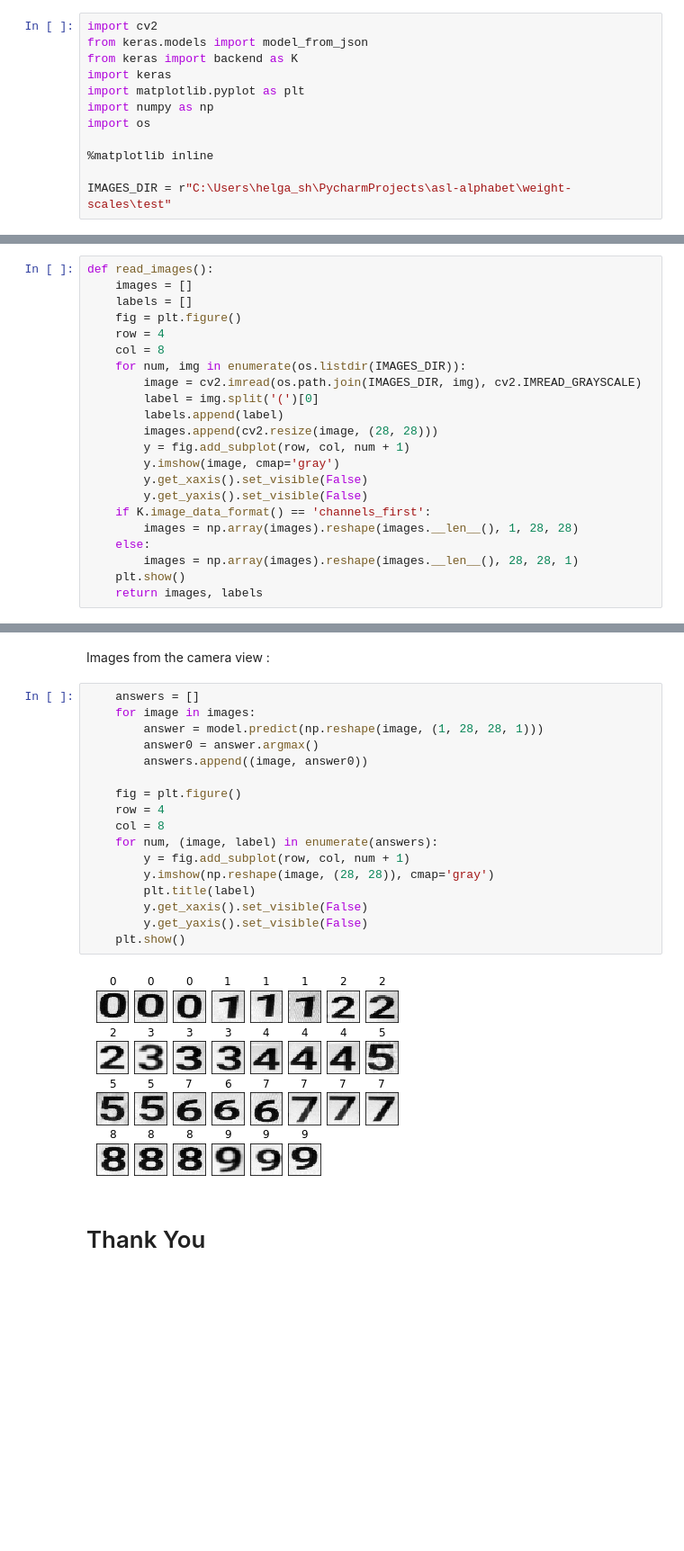
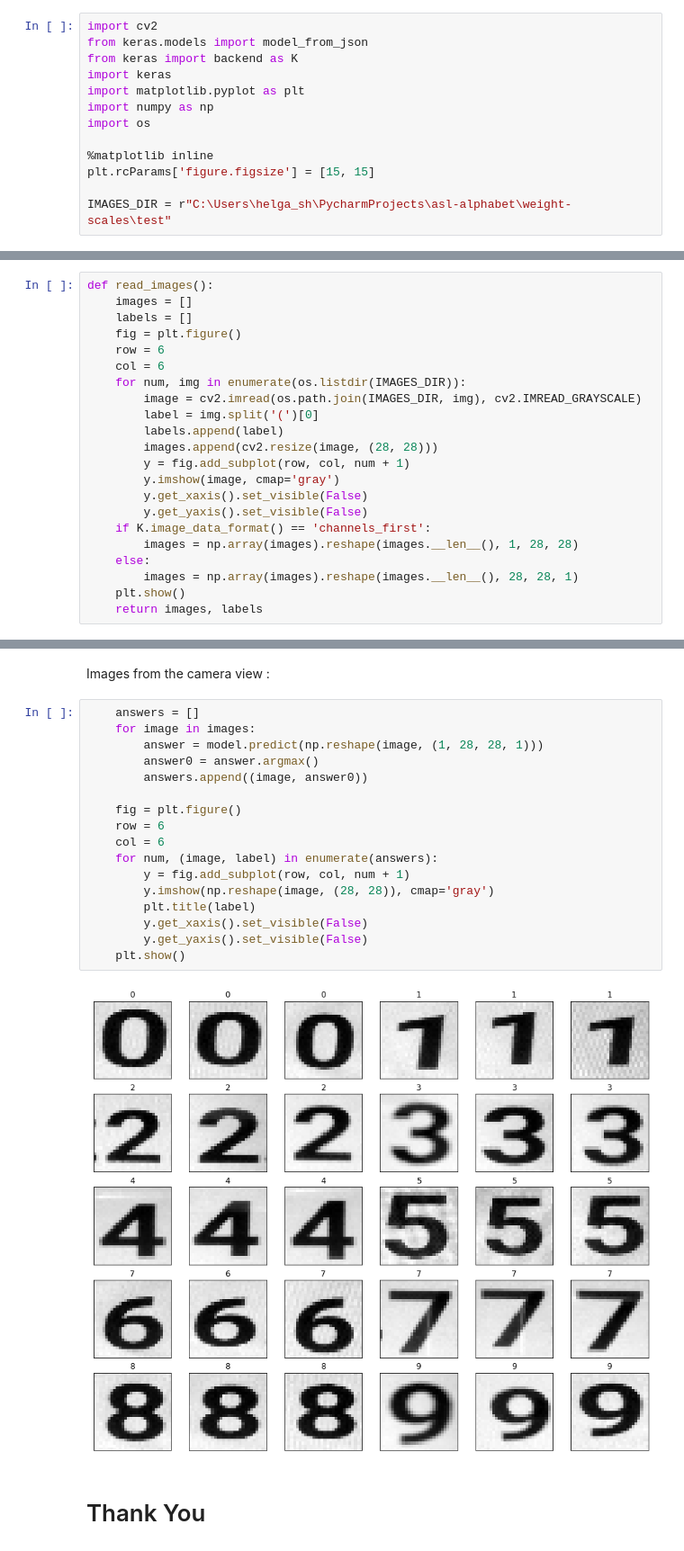
Before and after one commit to HelgaShiryaeva/weight-scales, a Jupyter notebook: oct2.ipynb, the cells around one changed output, grey strips where cells are left out. Shown at 90% size. Saved outputs shown, nothing was run; the diff lists cells and outputs as text; blank space fills up the shorter version.

```diff
--- a/oct2.ipynb
+++ b/oct2.ipynb
@@ -16,5 +16,6 @@ import numpy as np
 import os
 
 %matplotlib inline
+plt.rcParams['figure.figsize'] = [15, 15]
 
 IMAGES_DIR = r"C:\Users\helga_sh\PycharmProjects\asl-alphabet\weight-scales\test"
@@ -56,8 +55,8 @@ def read_images():
     images = []
     labels = []
     fig = plt.figure()
-    row = 4
-    col = 8
+    row = 6
+    col = 6
     for num, img in enumerate(os.listdir(IMAGES_DIR)):
         image = cv2.imread(os.path.join(IMAGES_DIR, img), cv2.IMREAD_GRAYSCALE)
         label = img.split('(')[0]
@@ -88,21 +87,21 @@ Images from the camera view :
 # %%
     answers = []
     for image in images:
         answer = model.predict(np.reshape(image, (1, 28, 28, 1)))
         answer0 = answer.argmax()
         answers.append((image, answer0))
 
     fig = plt.figure()
-    row = 4
-    col = 8
+    row = 6
+    col = 6
     for num, (image, label) in enumerate(answers):
         y = fig.add_subplot(row, col, num + 1)
         y.imshow(np.reshape(image, (28, 28)), cmap='gray')
         plt.title(label)
         y.get_xaxis().set_visible(False)
         y.get_yaxis().set_visible(False)
     plt.show()
 # %% [output]
-[figure, old version]
+[figure, new version]
 # %% [markdown]
 #    Thank You
```
Also changed, not shown: parts of 3 cells of this notebook, 10 other files.
